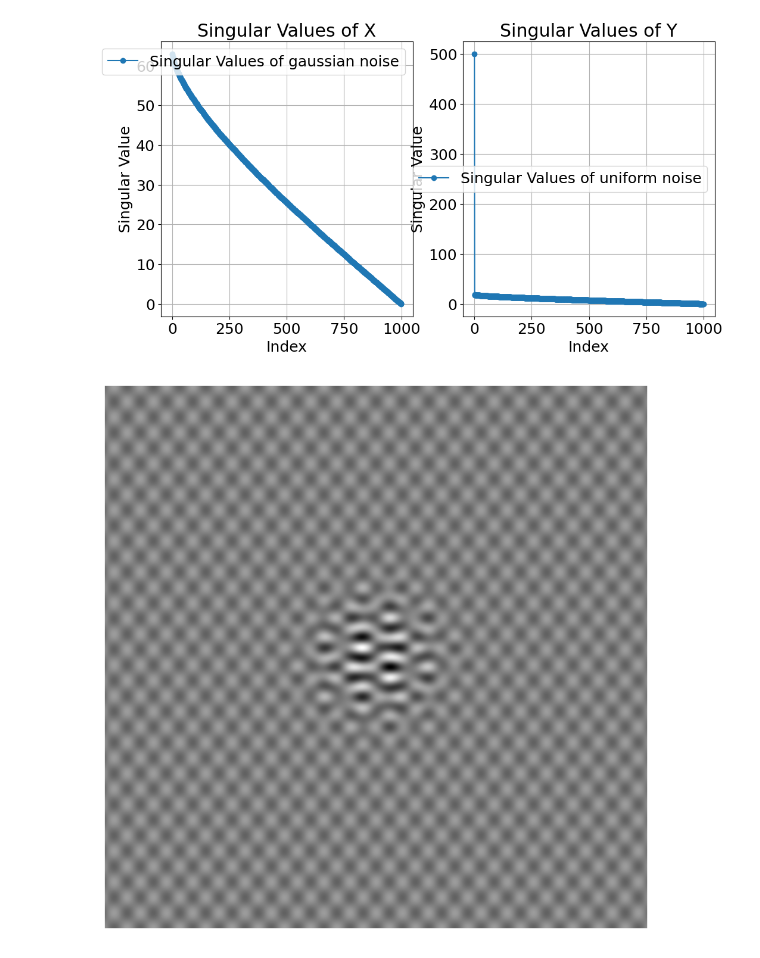
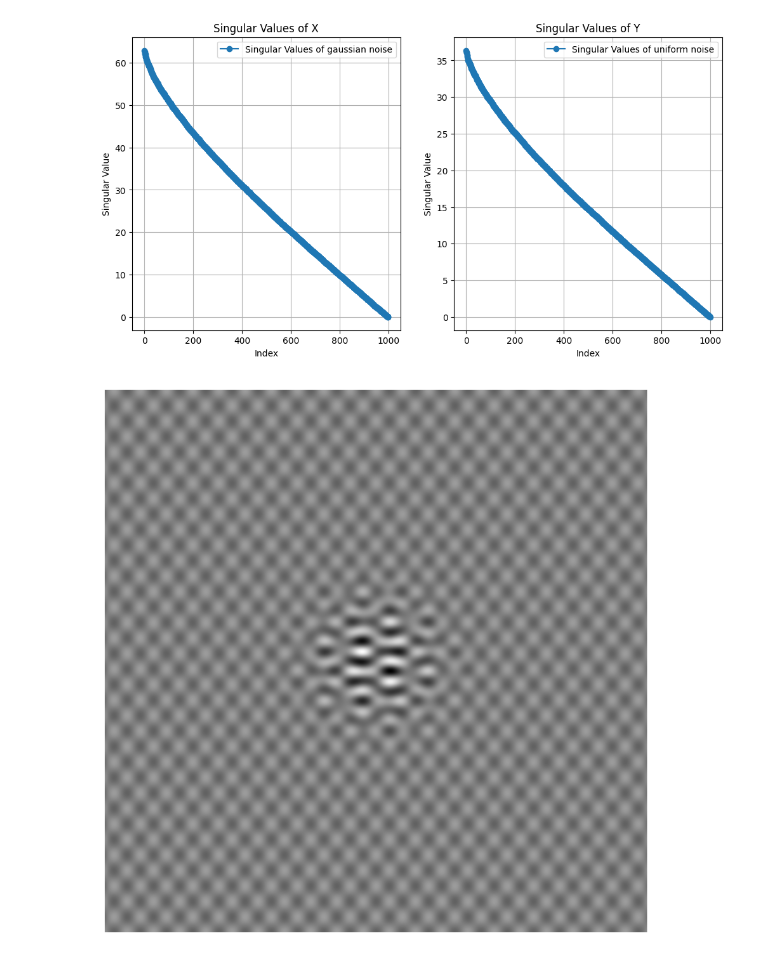
Before and after one commit to lasreeram/datascieng, a Jupyter notebook: ch1_excercises/ex1_5.ipynb, the cells around one changed output. Saved outputs shown, nothing was run; the diff lists cells and outputs as text; code cells hidden in the pictures.

```diff
--- a/ch1_excercises/ex1_5.ipynb
+++ b/ch1_excercises/ex1_5.ipynb
@@ -1,35 +1,35 @@
 # %%
 import matplotlib.pyplot as plt
 import numpy as np
 
 nPoints = 1000
 Xnoise = np.random.randn(nPoints, nPoints)
-Y = np.random.uniform(0, 1, (nPoints, nPoints))
+Y = np.random.uniform(-1, 1, (nPoints, nPoints))
 
 
 Ux, Sx, Vxt = np.linalg.svd(Xnoise)
 Uy, Sy, Vyt = np.linalg.svd(Y)
 
 plt.figure(figsize=(12, 6))
 plt.subplot(1, 2, 1)
 plt.plot(Sx, 'o-', label='Singular Values of gaussian noise')
 plt.title('Singular Values of X')
 plt.xlabel('Index')
 plt.ylabel('Singular Value')
 plt.grid()
 plt.legend()
 
 plt.subplot(1, 2, 2)
 plt.plot(Sy, 'o-', label='Singular Values of uniform noise')
 plt.title('Singular Values of Y')
 plt.xlabel('Index')
 plt.ylabel('Singular Value')
 plt.grid()
 plt.legend()
 
 plt.show()
 # %% [output]
-[figure, old version]
+[figure, new version]
 # %%
 plt.rcParams['figure.figsize'] = [8, 8]
 plt.rcParams.update({'font.size': 18})
```
Also changed, not shown: 30 other files.
